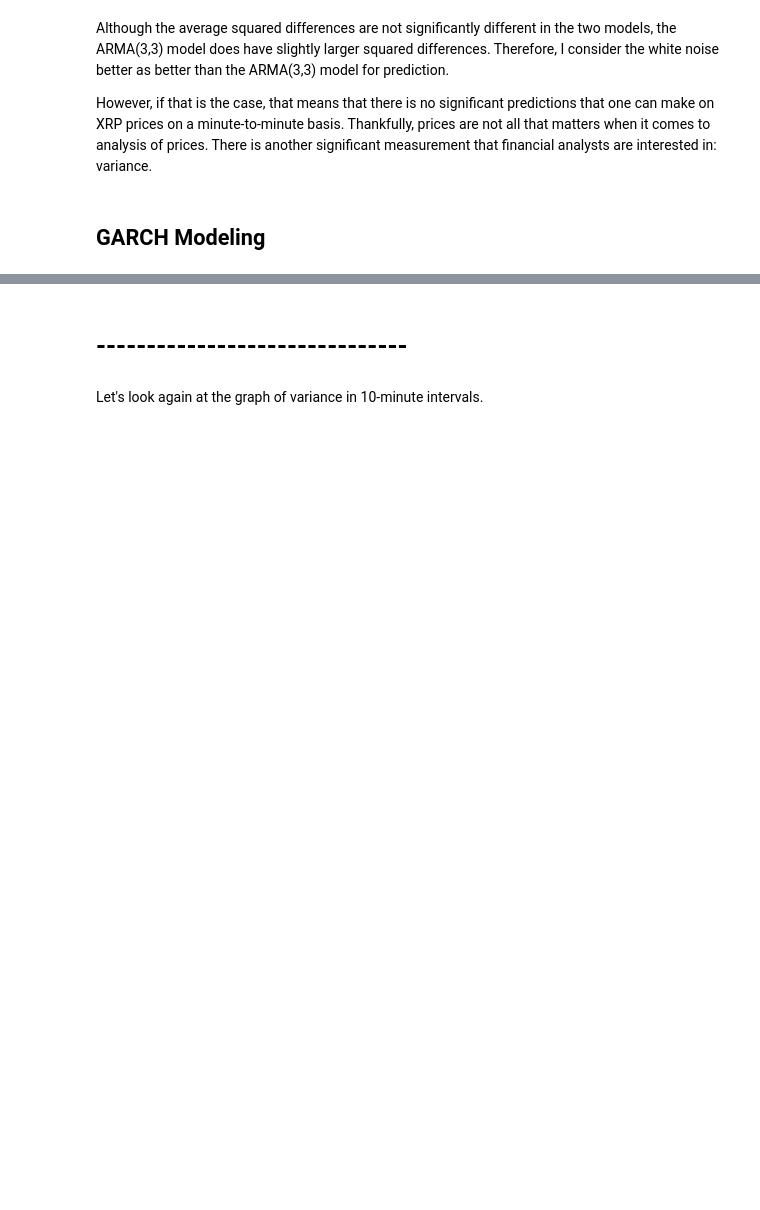
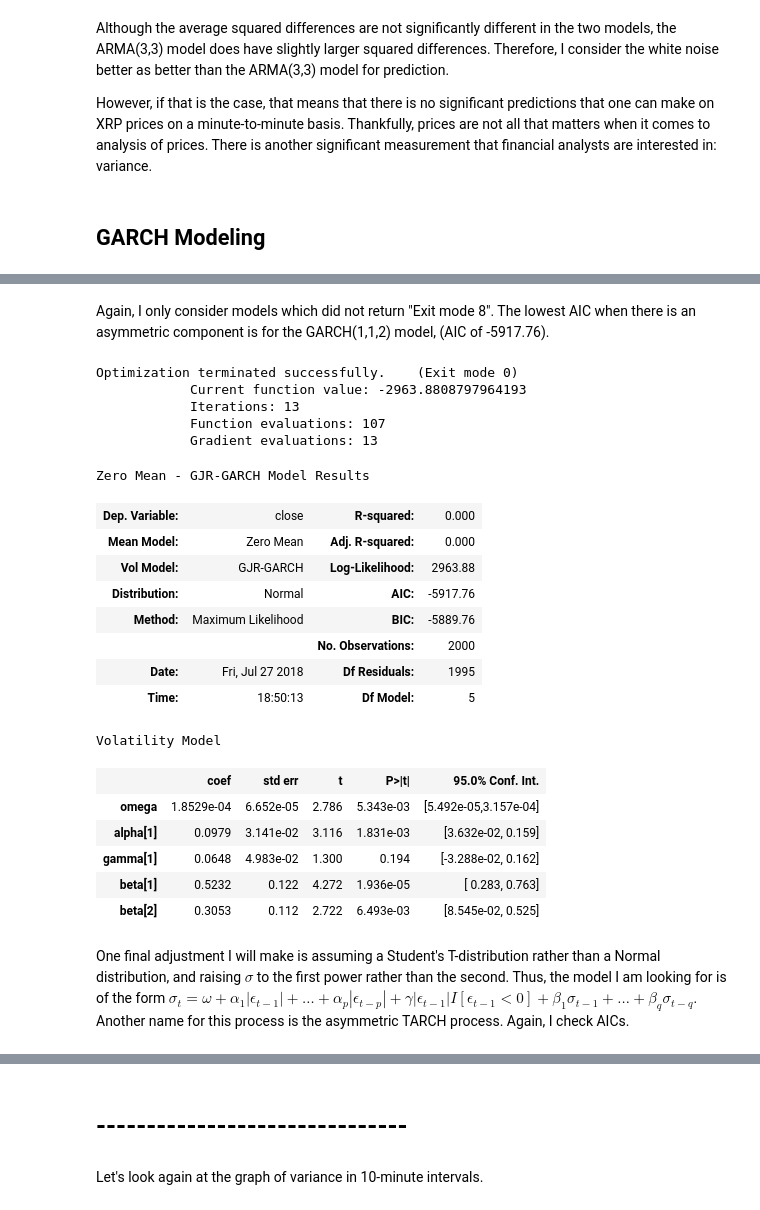
Before and after one commit to AndyVuHoang/Ripple-Report, a Jupyter notebook: analysis.ipynb, the cells around one changed output, grey strips where cells are left out. Drawn from its saved outputs; the diff is of its cells as text; code cells hidden in the pictures; blank space fills up the shorter version.

```diff
--- a/analysis.ipynb
+++ b/analysis.ipynb
@@ -353,0 +427,30 @@ array([[    0.        ,     0.        ,     0.        ],
+# %% [markdown]
+Again, I only consider models which did not return "Exit mode 8". The lowest AIC when there is an asymmetric component is for the GARCH(1,1,2) model, (AIC of -5917.76).
+# %%
+am = arch_model(ts, p=1, o=1, q=2, dist='normal', mean='zero', power=2.0)
+res = am.fit(update_freq=0, show_warning=False)
+res.summary()
+# %% [output]
+Optimization terminated successfully.    (Exit mode 0)
+            Current function value: -2963.8808797964193
+            Iterations: 13
+            Function evaluations: 107
+            Gradient evaluations: 13
+Zero Mean - GJR-GARCH Model Results
+| Dep. Variable: | close | R-squared: | 0.000 |
+| Mean Model: | Zero Mean | Adj. R-squared: | 0.000 |
+| Vol Model: | GJR-GARCH | Log-Likelihood: | 2963.88 |
+| Distribution: | Normal | AIC: | -5917.76 |
+| Method: | Maximum Likelihood | BIC: | -5889.76 |
+|  |  | No. Observations: | 2000 |
+| Date: | Fri, Jul 27 2018 | Df Residuals: | 1995 |
+| Time: | 18:50:13 | Df Model: | 5 |
+Volatility Model
+|  | coef | std err | t | P>|t| | 95.0% Conf. Int. |
+| omega | 1.8529e-04 | 6.652e-05 | 2.786 | 5.343e-03 | [5.492e-05,3.157e-04] |
+| alpha[1] | 0.0979 | 3.141e-02 | 3.116 | 1.831e-03 | [3.632e-02, 0.159] |
+| gamma[1] | 0.0648 | 4.983e-02 | 1.300 | 0.194 | [-3.288e-02, 0.162] |
+| beta[1] | 0.5232 | 0.122 | 4.272 | 1.936e-05 | [ 0.283, 0.763] |
+| beta[2] | 0.3053 | 0.112 | 2.722 | 6.493e-03 | [8.545e-02, 0.525] |
+# %% [markdown]
+One final adjustment I will make is assuming a Student's T-distribution rather than a Normal distribution, and raising $\sigma$ to the first power rather than the second. Thus, the model I am looking for is of the form $\sigma_t = \omega + \alpha_{1}|\epsilon_{t-1}| + \ldots + \alpha_{p}|\epsilon_{t-p}| + \gamma|\epsilon_{t-1}|I[\epsilon_{t-1}<0] + \beta_{1}\sigma_{t-1} + \ldots + \beta_{q}\sigma_{t-q}$. Another name for this process is the asymmetric TARCH process. Again, I check AICs.
```
Also changed, not shown: parts of 17 cells of this notebook.
